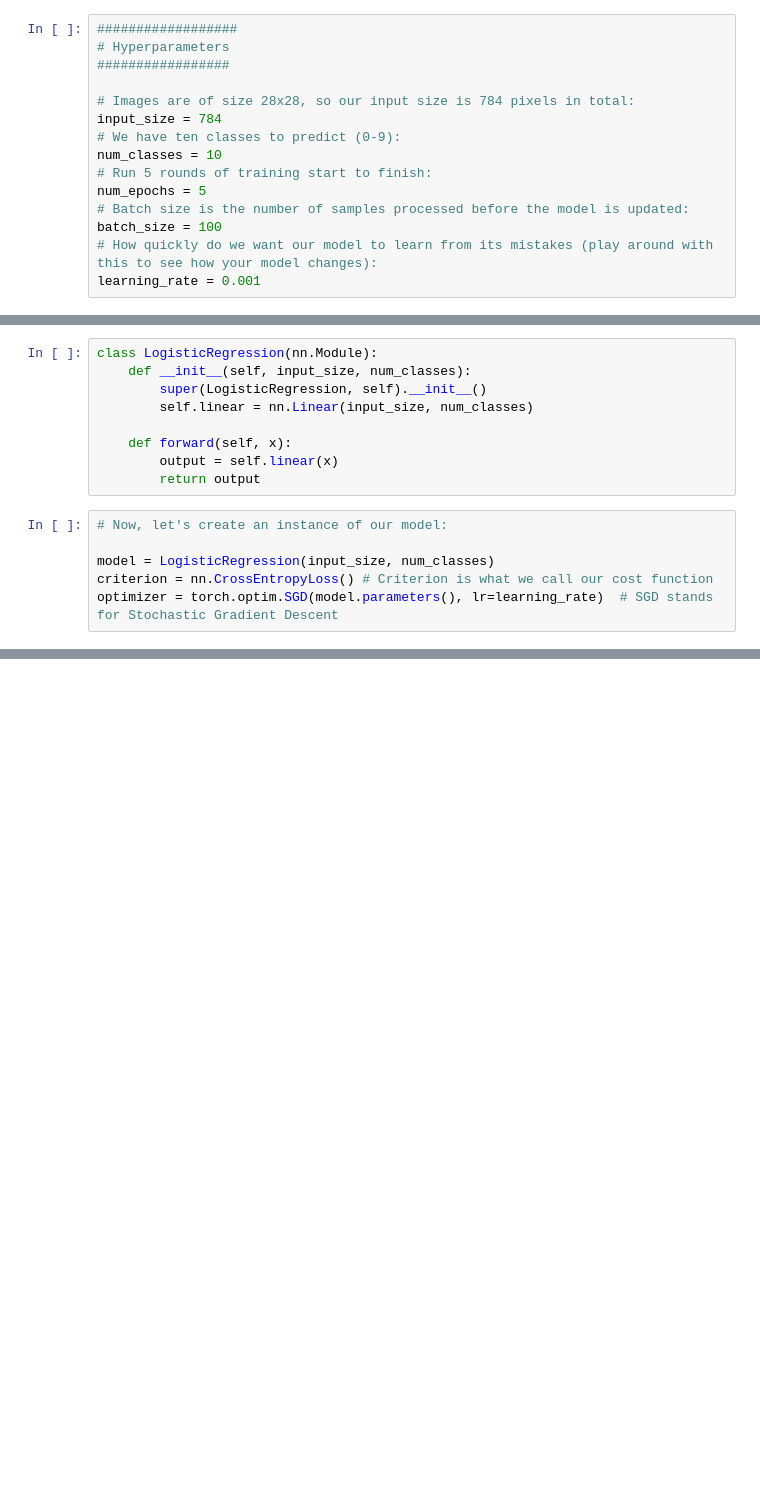
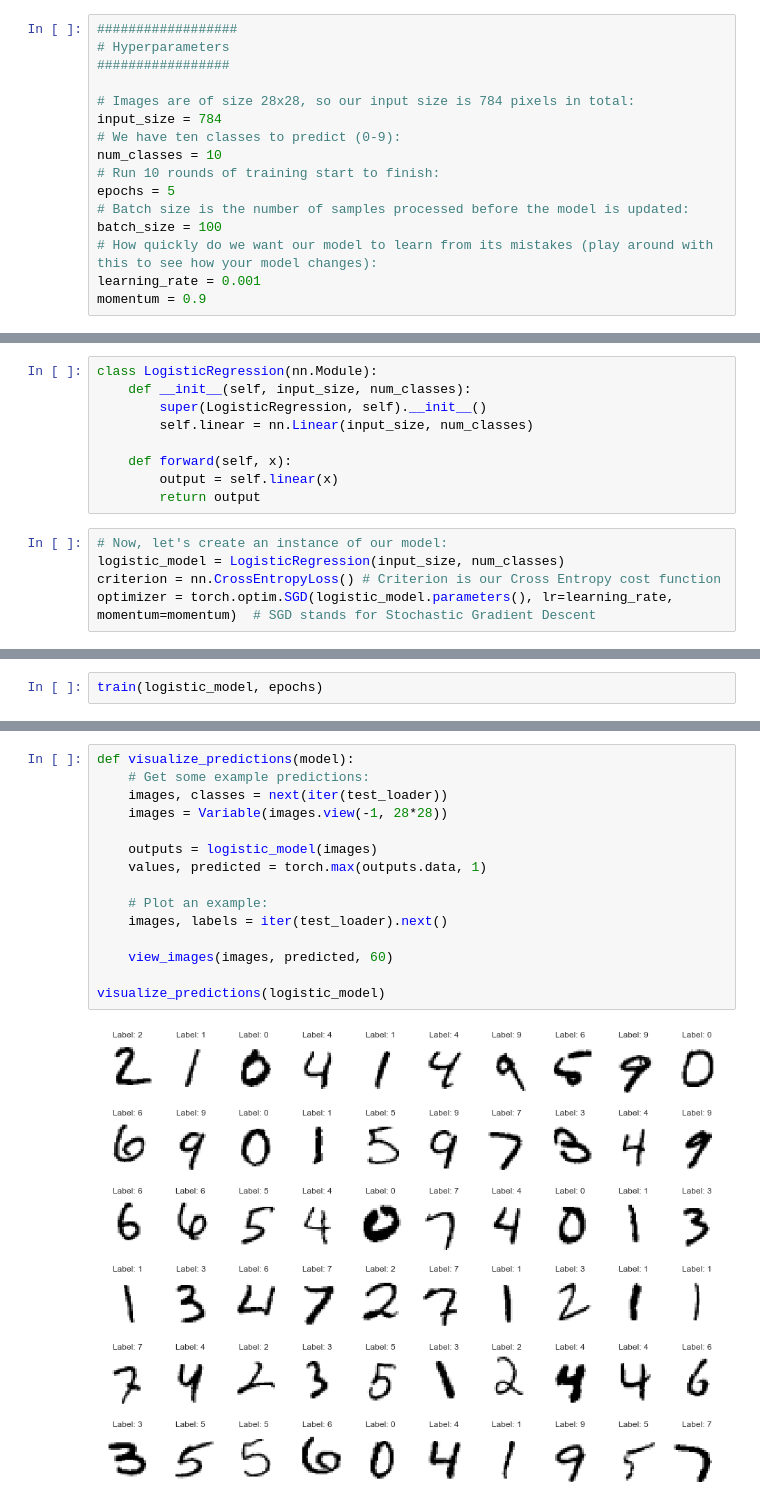
Before and after one commit to socratictreason/Data_Science_Bootcamp, a Jupyter notebook: Week Five/logistic_regression_neural_nets.ipynb, the cells around one changed output, grey strips where cells are left out. Drawn from its saved outputs; the diff is of its cells as text; blank space fills up the shorter version.

```diff
--- a/Week Five/logistic_regression_neural_nets.ipynb
+++ b/Week Five/logistic_regression_neural_nets.ipynb
@@ -253,12 +253,13 @@ test_dataset = datasets.MNIST(root='./data',
 input_size = 784
 # We have ten classes to predict (0-9):
 num_classes = 10
-# Run 5 rounds of training start to finish:
-num_epochs = 5
+# Run 10 rounds of training start to finish:
+epochs = 5
 # Batch size is the number of samples processed before the model is updated:
 batch_size = 100
 # How quickly do we want our model to learn from its mistakes (play around with this to see how your model changes):
 learning_rate = 0.001
+momentum = 0.9
 # %%
 # DataLoaders are a utility PyTorch provides that take care of pre-processing data for our model
 train_loader = torch.utils.data.DataLoader(dataset=train_dataset,
@@ -282,9 +299,8 @@ class LogisticRegression(nn.Module):
         return output
 # %%
 # Now, let's create an instance of our model:
-
-model = LogisticRegression(input_size, num_classes)
-criterion = nn.CrossEntropyLoss() # Criterion is what we call our cost function
-optimizer = torch.optim.SGD(model.parameters(), lr=learning_rate)  # SGD stands for Stochastic Gradient Descent
+logistic_model = LogisticRegression(input_size, num_classes)
+criterion = nn.CrossEntropyLoss() # Criterion is our Cross Entropy cost function
+optimizer = torch.optim.SGD(logistic_model.parameters(), lr=learning_rate, momentum=momentum)  # SGD stands for Stochastic Gradient Descent
 # %%
 # Train the model:
@@ -346,0 +347,2 @@ Accuracy of the model on the 10000 test images:  86%
+# %%
+train(logistic_model, epochs)
@@ -346,0 +371,17 @@ Accuracy of the model on the 10000 test images:  86%
+# %%
+def visualize_predictions(model):
+    # Get some example predictions:
+    images, classes = next(iter(test_loader))
+    images = Variable(images.view(-1, 28*28))
+
+    outputs = logistic_model(images)
+    values, predicted = torch.max(outputs.data, 1)
+
+    # Plot an example:
+    images, labels = iter(test_loader).next()
+
+    view_images(images, predicted, 60)
+
+visualize_predictions(logistic_model)
+# %% [output]
+[figure, added]
```
Also changed, not shown: parts of 25 cells of this notebook.
